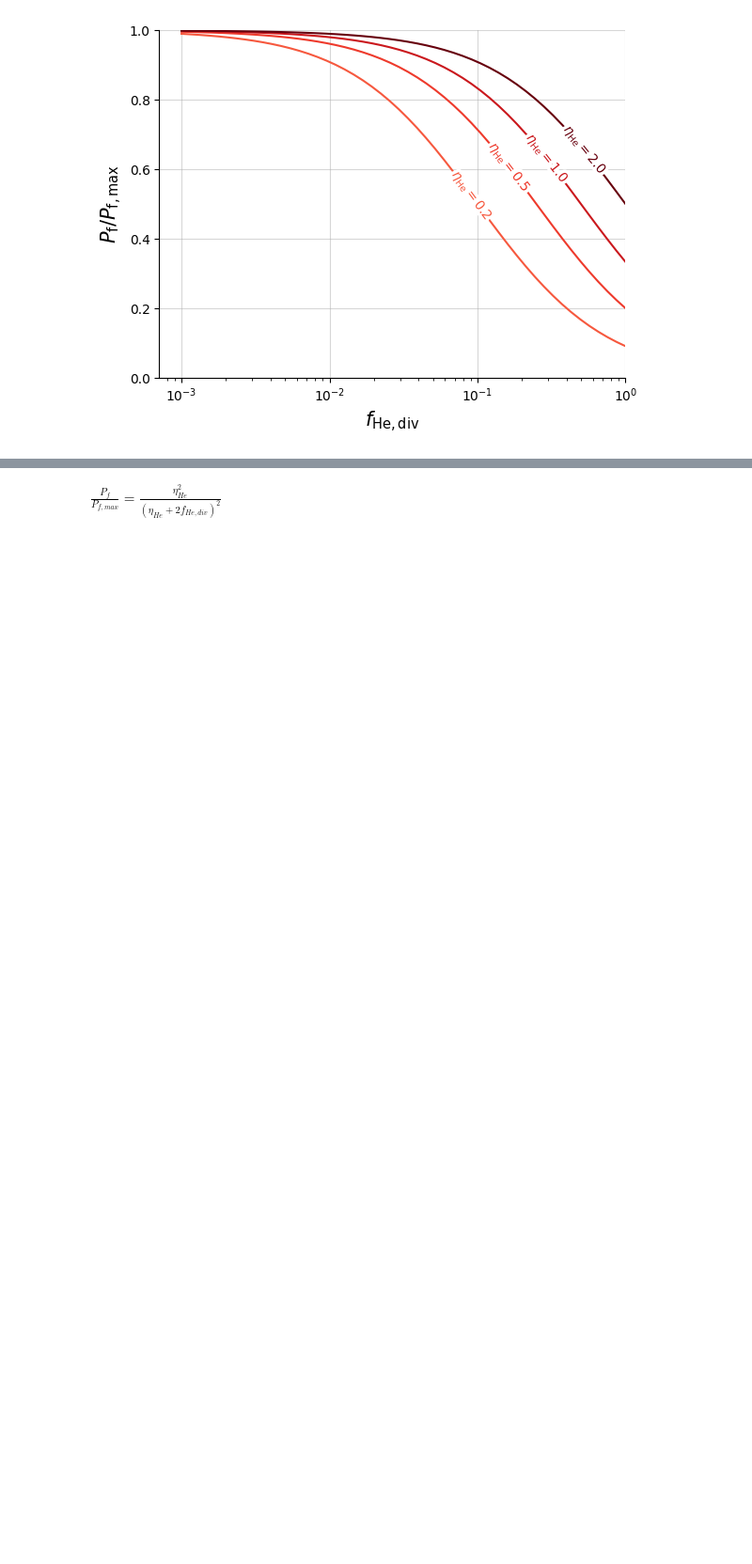
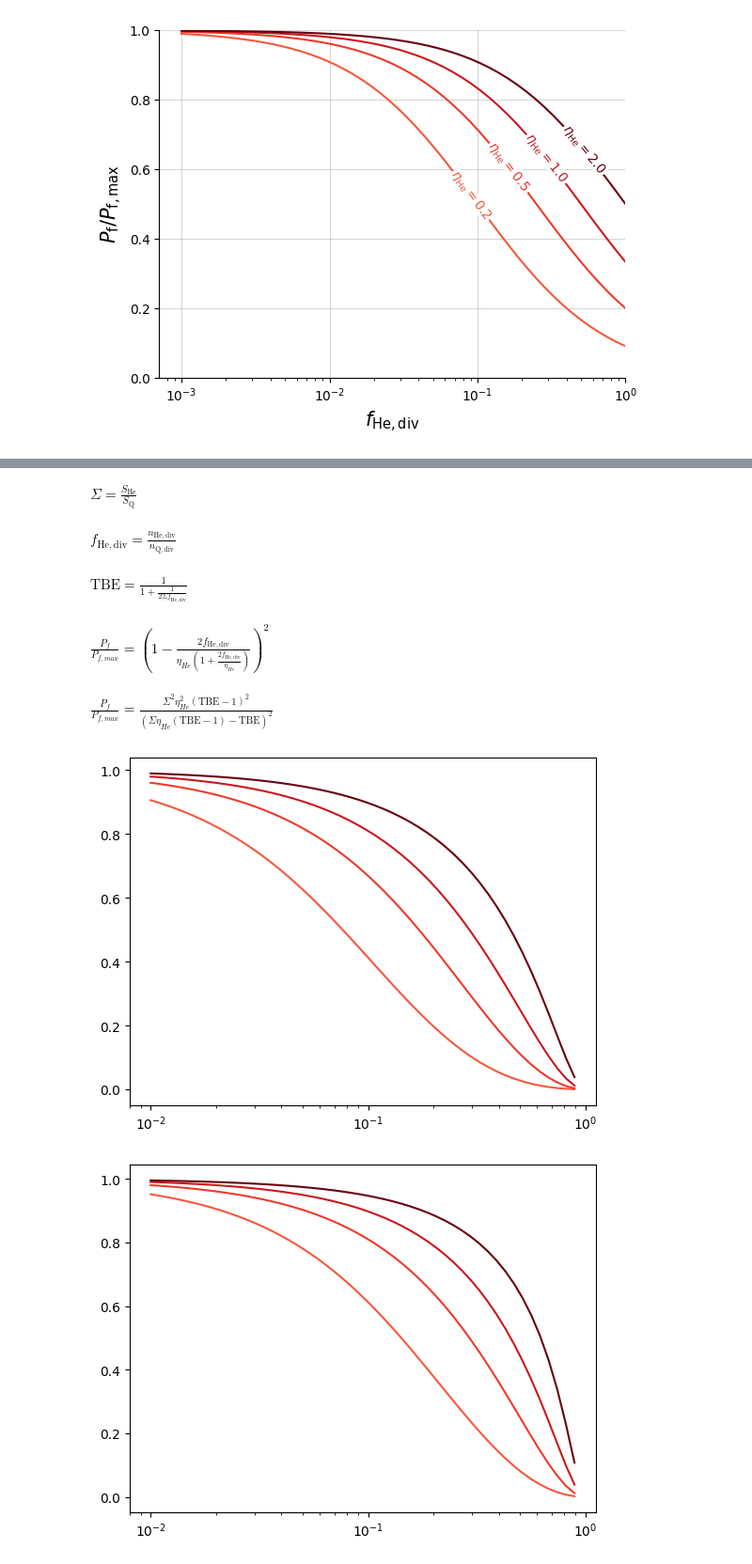
Before and after one commit to RemDelaporteMathurin/tritium-burn-fraction, a Jupyter notebook: graphs.ipynb, the cells around one changed output, grey strips where cells are left out. Shown at 94% size. Saved outputs shown, nothing was run; the diff lists cells and outputs as text; code cells hidden in the pictures; blank space fills up the shorter version.

```diff
--- a/graphs.ipynb
+++ b/graphs.ipynb
@@ -76,8 +180,26 @@ import sympy as sp
+# %%
+eq10 = sp.Eq(sigma, S_he / S_q)
+eq10
+# %% [output]
+$\displaystyle \Sigma = \frac{S_\mathrm{He}}{S_\mathrm{Q}}$
+# %%
+eq11 = sp.Eq(f_he_div, n_he_div / n_q_div)
+eq11
+# %% [output]
+$\displaystyle f_\mathrm{He, div} = \frac{n_\mathrm{He, div}}{n_\mathrm{Q, div}}$
+# %%
+eq12 = eq8.subs(n_dot_q_div, sp.solve(eq9_q_div, n_dot_q_div)[0]).subs(
+    n_dot_he_div, sp.solve(eq9_he_div, n_dot_he_div)[0]
+)
+eq12 = eq12.subs(S_q, sp.solve(eq10, S_q)[0])
+eq12 = eq12.subs(n_q_div, sp.solve(eq11, n_q_div)[0])
+eq12
+# %% [output]
+$\displaystyle \mathrm{TBE} = \frac{1}{1 + \frac{1}{2 \Sigma f_\mathrm{He, div}}}$
 # %%
 P_f = sp.Symbol("P_f")
 P_f_max = sp.Symbol("P_{f, max}")
 f_dil = sp.Symbol("f_{dil}")
-f_he_div = sp.Symbol("f_{He, div}")
 f_alpha_core = sp.Symbol(r"f_{\alpha, core}")
 eta_he = sp.Symbol("\eta_{He}")
 n_alpha = sp.Symbol(r"n_{\alpha}")
@@ -85,26 +207,58 @@ n_q_core = sp.Symbol(r"n_{Q, core}")
 n_e = sp.Symbol(r"n_{e}")
 
 # enrichment : eta_he = f_he_div/f_alpha_core
-enrichment = sp.Eq(eta_he, f_he_div/f_alpha_core)
+enrichment = sp.Eq(eta_he, f_he_div / f_alpha_core)
 
 # f_alpha_core expression
-f_alpha_core_expr = sp.Eq(f_alpha_core, n_alpha/n_q_core)
+f_alpha_core_expr = sp.Eq(f_alpha_core, n_alpha / n_q_core)
 
 # charge neutrality
-charge_neutrality = sp.Eq(n_e, n_q_core + 2*n_alpha)
+charge_neutrality = sp.Eq(n_e, n_q_core + 2 * n_alpha)
 
 # ash dilution fraction
-ash_dilution_fraction = sp.Eq(f_dil, n_alpha/n_e)
+ash_dilution_fraction = sp.Eq(f_dil, n_alpha / n_e)
 
 # substitute ash dil. and charge neutrality to get new expr for f_alpha_core
-f_alpha_core_expr = f_alpha_core_expr.subs(n_q_core, sp.solve(charge_neutrality, n_q_core)[0]).subs(n_e, sp.solve(ash_dilution_fraction, n_e)[0])
+f_alpha_core_expr = f_alpha_core_expr.subs(
+    n_q_core, sp.solve(charge_neutrality, n_q_core)[0]
+).subs(n_e, sp.solve(ash_dilution_fraction, n_e)[0])
 
 # Pf/Pfmax = (1 - 2 f_dil)**2
-power_ratio = sp.Eq(P_f/P_f_max, (1 - 2 *f_dil)**2)
+power_ratio = sp.Eq(P_f / P_f_max, (1 - 2 * f_dil) ** 2)
 
 # Substitute f_dil and f_alpha_core in power ratio
-new_power_ratio = power_ratio.subs(f_dil, sp.solve(f_alpha_core_expr, f_dil)[0]).subs(f_alpha_core, sp.solve(enrichment, f_alpha_core)[0])
-
-new_power_ratio.simplify()
+new_power_ratio = power_ratio.subs(f_dil, sp.solve(f_alpha_core_expr, f_dil)[0]).subs(
+    f_alpha_core, sp.solve(enrichment, f_alpha_core)[0]
+)
+new_power_ratio
+# new_power_ratio.simplify()
 # %% [output]
-$\displaystyle \frac{P_{f}}{P_{f, max}} = \frac{\eta_{He}^{2}}{\left(\eta_{He} + 2 f_{He, div}\right)^{2}}$
+$\displaystyle \frac{P_{f}}{P_{f, max}} = \left(1 - \frac{2 f_\mathrm{He, div}}{\eta_{He} \left(1 + \frac{2 f_\mathrm{He, div}}{\eta_{He}}\right)}\right)^{2}$
+# %%
+# formula for figure 3
+
+power_ratio_vs_sigma_eta_he = new_power_ratio.subs(
+    f_he_div, sp.solve(eq12, f_he_div)[0]
+)
+power_ratio_vs_sigma_eta_he.simplify()
+# %% [output]
+$\displaystyle \frac{P_{f}}{P_{f, max}} = \frac{\Sigma^{2} \eta_{He}^{2} \left(\mathrm{TBE} - 1\right)^{2}}{\left(\Sigma \eta_{He} \left(\mathrm{TBE} - 1\right) - \mathrm{TBE}\right)^{2}}$
+# %%
+power_ratio = sp.lambdify(((sigma, eta_he, tbe),), power_ratio_vs_sigma_eta_he.rhs)
+
+tbe_values = np.logspace(-2, -0.05)
+sigma_values = [1, 2, 3, 5, 10]
+eta_he_values = [0.2, 0.5, 1.0, 2.0]
+
+for sigma_val in sigma_values:
+    plt.figure()
+    for eta_he_val in eta_he_values:
+        plt.plot(
+            tbe_values,
+            power_ratio((sigma_val, eta_he_val, tbe_values)),
+            color=cm.Reds(norm(eta_he_val)),
+        )
+    plt.xscale("log")
+# %% [output]
+[figure, added]
+[figure, added]
```
Also changed, not shown: parts of 26 cells of this notebook.
